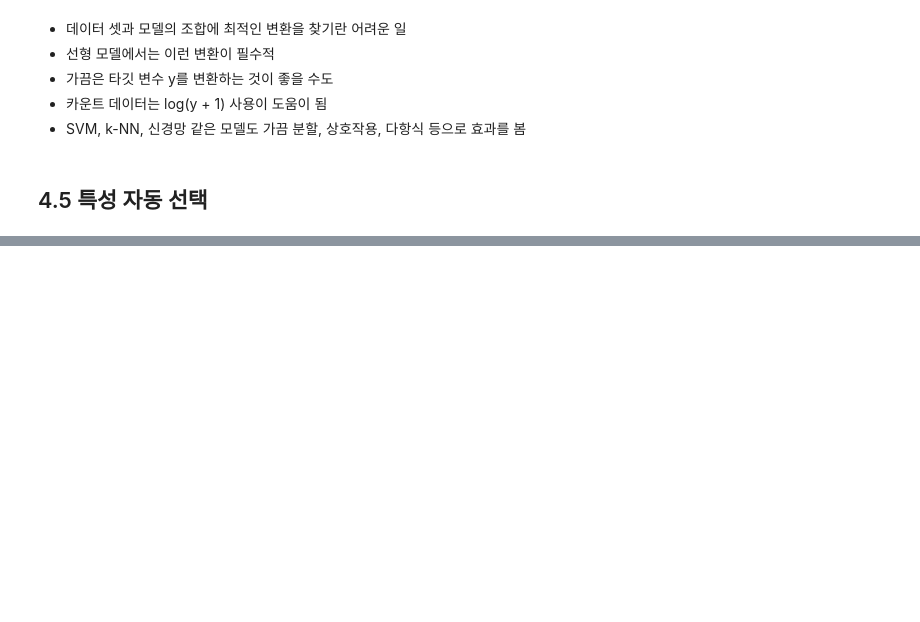
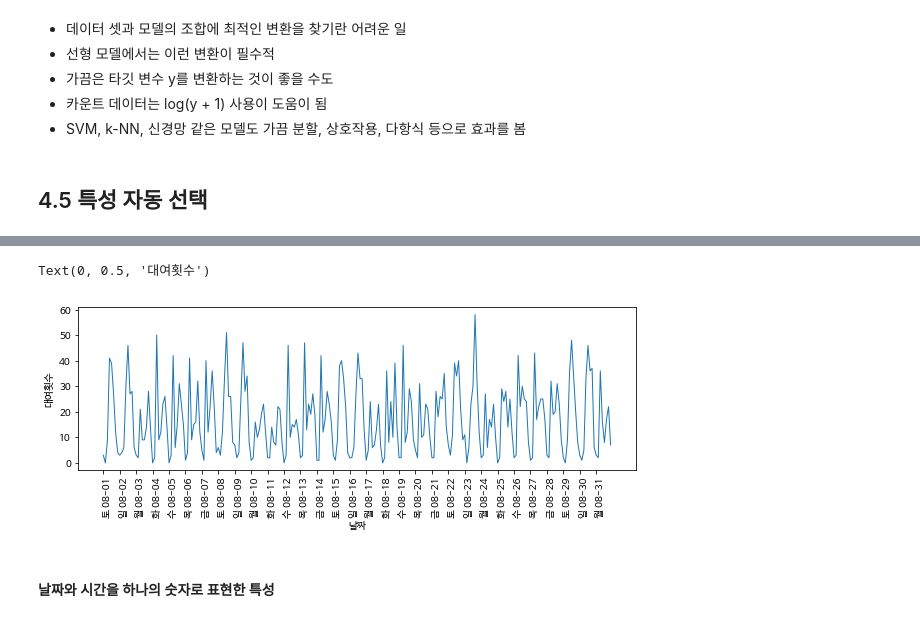
Before and after one commit to skz2356/Pycode, a Jupyter notebook: Introduction_ML/IML_4.ipynb, the cells around one changed output, grey strips where cells are left out. Saved outputs shown, nothing was run; the diff lists cells and outputs as text; code cells hidden in the pictures; blank space fills up the shorter version.

```diff
--- a/Introduction_ML/IML_4.ipynb
+++ b/Introduction_ML/IML_4.ipynb
@@ -479,0 +634,4 @@ print("테스트 점수: {:.3f}".format(score))
+# %%
+citibike = mglearn.datasets.load_citibike()
+
+print("시티바이크 데이터:\n{}".format(citibike.head()))
@@ -479,0 +647,15 @@ print("테스트 점수: {:.3f}".format(score))
+# %%
+plt.figure(figsize=(10, 3))
+xticks = pd.date_range(start=citibike.index.min(), end=citibike.index.max(), freq='D')
+week = ["일", "월", "화", "수", "목", "금", "토"]
+xticks_name = [week[int(w)]+d for w, d in zip(xticks.strftime("%w"),
+                                             xticks.strftime(" %m-%d"))]
+plt.xticks(xticks, xticks_name, rotation=90, ha='left')
+plt.plot(citibike, linewidth=1)
+plt.xlabel("날짜")
+plt.ylabel("대여횟수")
+# %% [output]
+Text(0, 0.5, '대여횟수')
+[figure, added]
+# %% [markdown]
+#### 날짜와 시간을 하나의 숫자로 표현한 특성
```
Also changed, not shown: parts of 51 cells of this notebook, 2 other files.
